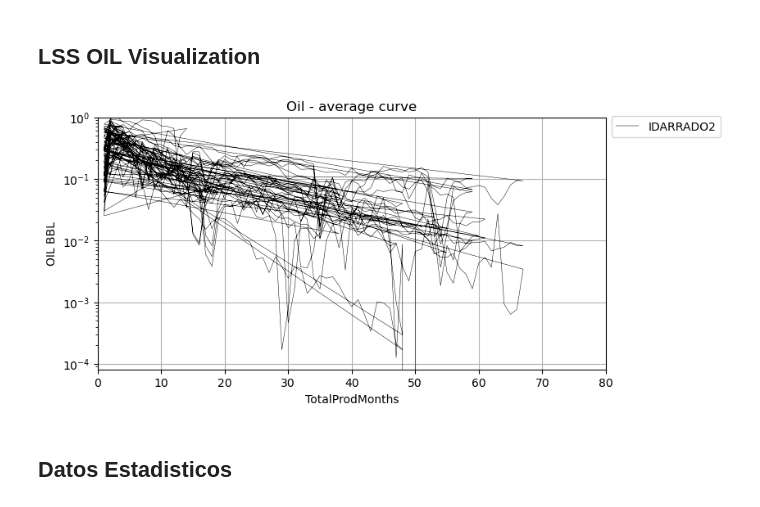
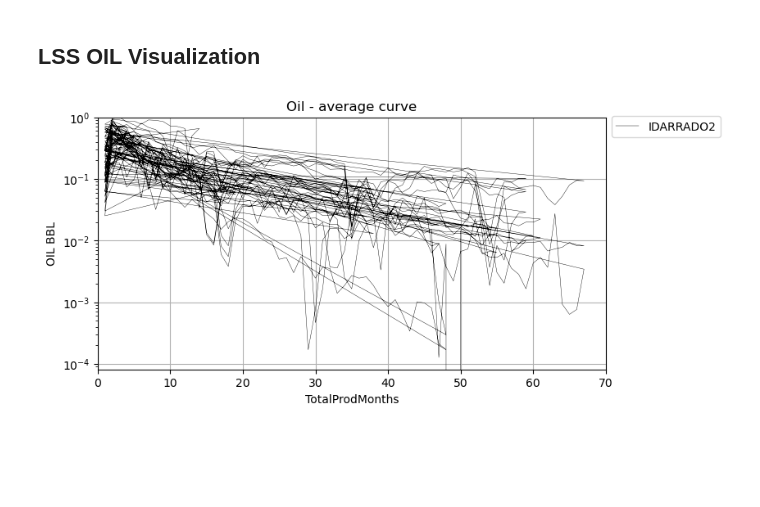
Before and after one commit to dasxgo/rocket-app, a Jupyter notebook: tap_rock_shlitz.ipynb, the cells around one changed output. Drawn from its saved outputs; the diff is of its cells as text; code cells hidden in the pictures; blank space fills up the shorter version.

```diff
--- a/tap_rock_shlitz.ipynb
+++ b/tap_rock_shlitz.ipynb
@@ -328,19 +342,17 @@ Name: OIL BBL, dtype: float64
 # %%
 x = "TotalProdMonths"
 y = "OIL BBL"
 
 plt.figure(figsize=(8,4))
-plt.plot(x,y, label='IDARRADO2', data=df_lss, linewidth=0.35, color="black")
+plt.plot(x,y, label='IDARRADO2', data=df_lss, linewidth=0.30, color="black")
 plt.title("Oil - average curve")
 plt.xlabel("TotalProdMonths")
 plt.ylabel("OIL BBL")
 plt.yscale('log')
 plt.grid(True)
-plt.axis([0, 80, 0,1])
+plt.axis([0, 70, 0,1])
 plt.legend(loc="lower left", bbox_to_anchor=(1,0.9))
 
 plt.show()
 # %% [output]
-[figure, old version]
+[figure, new version]
-# %% [markdown]
-## **Datos Estadisticos**
```
Also changed, not shown: parts of 32 cells of this notebook.
